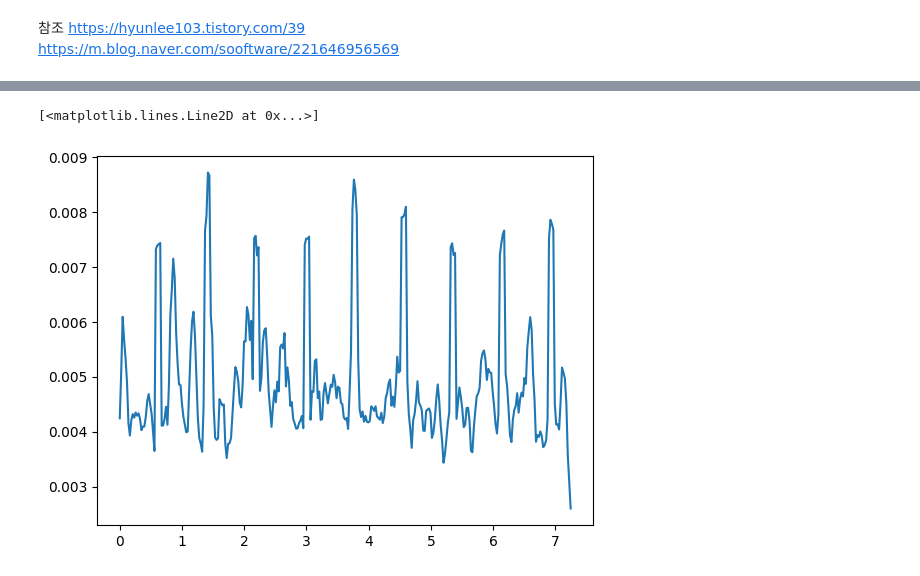
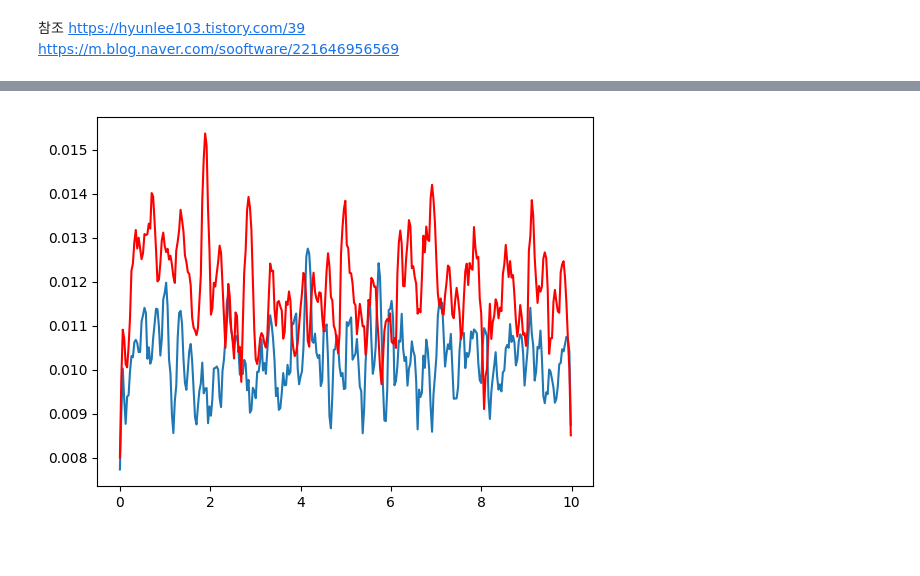
Before and after one commit to Kseorang1218/Deep-Learning-Study, a Jupyter notebook: MIMII/etc/MIMII데이터셋.ipynb, the cells around one changed output, grey strips where cells are left out. Saved outputs shown, nothing was run; the diff lists cells and outputs as text; code cells hidden in the pictures; blank space fills up the shorter version.

```diff
--- a/MIMII/etc/MIMII데이터셋.ipynb
+++ b/MIMII/etc/MIMII데이터셋.ipynb
@@ -30,0 +10,12 @@ plt.show()
+# %%
+def visualize_data(data, sr, label, color='b'):
+    dsp.waveshow(data,sr=sr, label=label, color=color)
+    plt.legend(loc="upper right")
+    plt.show()
+
+
+normal_data, sample_rate = librosa.load('../../../data/mimii/-6_dB/fan/id_00/normal/00000000.wav', sr=16000)
+abnormal_data, sample_rate = librosa.load('../../../data/mimii/-6_dB/fan/id_00/abnormal/00000000.wav', sr=16000)
+
+visualize_data(normal_data, sample_rate, "normal")
+visualize_data(abnormal_data, sample_rate, "abnormal", 'r')
@@ -184,19 +63,0 @@ plt.colorbar(format='%+2.0f dB')
-# %%
-normal_data, sample_rate = librosa.load('../../data/mimii/0_dB/valve/id_00/normal/00000000.wav', sr=16000)
-abnormal_data, sample_rate = librosa.load('../../data/mimii/0_dB/valve/id_00/abnormal/00000000.wav', sr=16000)
-
-mel_spec = librosa.feature.melspectrogram(y=normal_data, sr=sample_rate, n_fft=2048, hop_length=1024)
-mel_spec = librosa.power_to_db(mel_spec, ref=np.max)
-
-plt.figure(figsize=(8,6))
-librosa.display.specshow(mel_spec, y_axis='mel', fmax=8000, x_axis='time', sr=sample_rate)
-plt.title('valve normal_data')
-plt.colorbar(format='%+2.0f dB')
-
-mel_spec = librosa.feature.melspectrogram(y=abnormal_data, sr=sample_rate, n_fft=2048, hop_length=1024)
-mel_spec = librosa.power_to_db(mel_spec, ref=np.max)
-
-plt.figure(figsize=(8,6))
-librosa.display.specshow(mel_spec, y_axis='mel', fmax=8000, x_axis='time',sr=sample_rate)
-plt.title('valve abnormal_data')
-plt.colorbar(format='%+2.0f dB')
@@ -207,8 +105,11 @@ plt.colorbar(format='%+2.0f dB')
 # %%
-rms = librosa.feature.rms(y=normal_data)
+normal_rms = librosa.feature.rms(y=normal_data)
+abnormal_rms = librosa.feature.rms(y=abnormal_data)
 
-times = librosa.times_like(rms)
-plt.plot(times, rms[0])
+times = librosa.times_like(normal_rms, sr=sample_rate)
+plt.plot(times, normal_rms[0])
+times = librosa.times_like(abnormal_rms, sr=sample_rate)
+plt.plot(times, abnormal_rms[0], color='r')
+plt.show()
 # %% [output]
-[<matplotlib.lines.Line2D at 0x...>]
-[figure, old version]
+[figure, new version]
```
Also changed, not shown: parts of 15 cells of this notebook, 1 other file.
